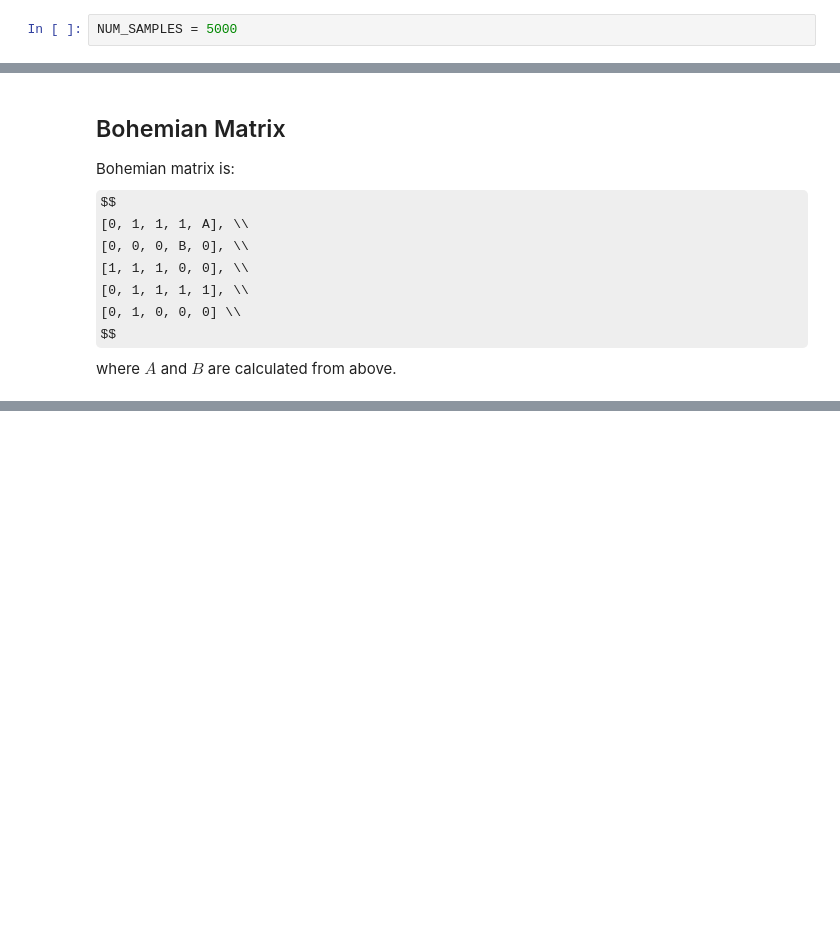
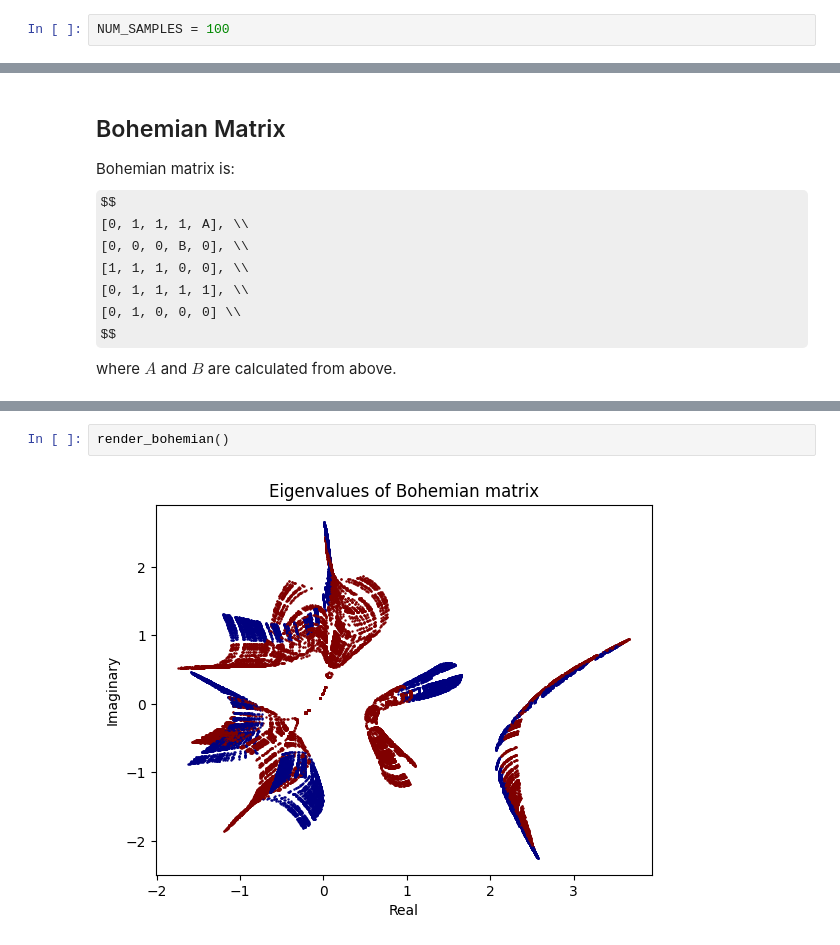
Before and after one commit to amirhossein-razlighi/Bohemian_Matrix, a Jupyter notebook: main.ipynb, the cells around one changed output, grey strips where cells are left out. Drawn from its saved outputs; the diff is of its cells as text; some formulas as TeX source; blank space fills up the shorter version.

```diff
--- a/main.ipynb
+++ b/main.ipynb
@@ -6,7 +7,7 @@ import matplotlib.pyplot as plt
 # %% [markdown]
 ## Prerequisites
 # %%
-NUM_SAMPLES = 5000
+NUM_SAMPLES = 100
 # %%
 # X is a continuous uniform random variable
 X = np.random.uniform(0, 1, NUM_SAMPLES)
@@ -72,0 +93,4 @@ plt.show()
+# %%
+render_bohemian()
+# %% [output]
+[figure, added]
```
Also changed, not shown: parts of 5 cells of this notebook, 3 other files.
